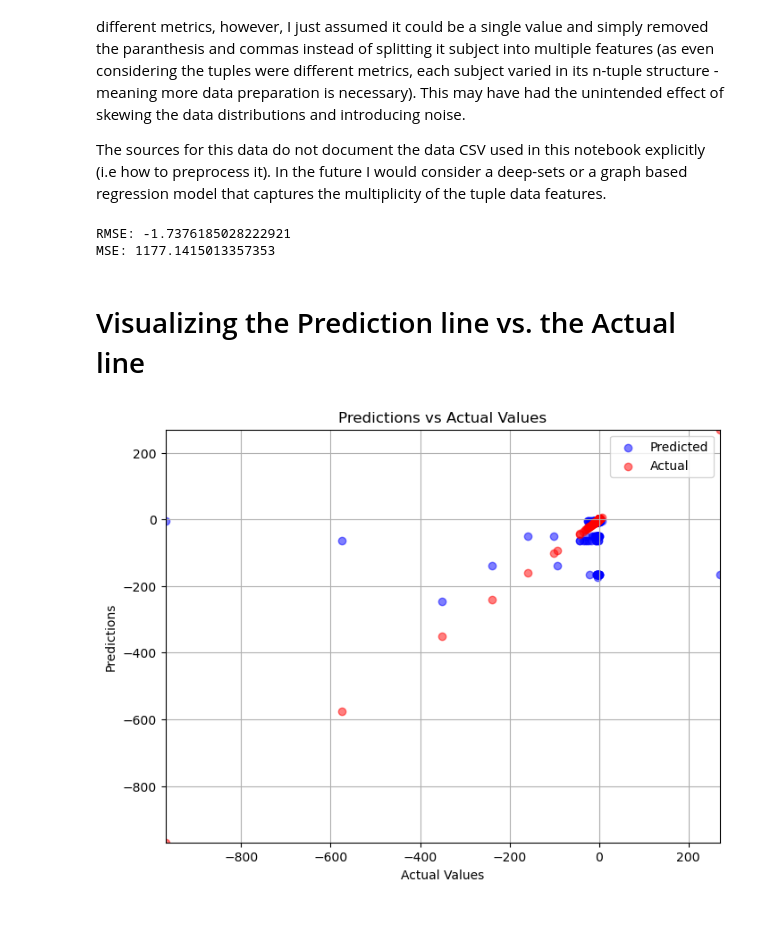
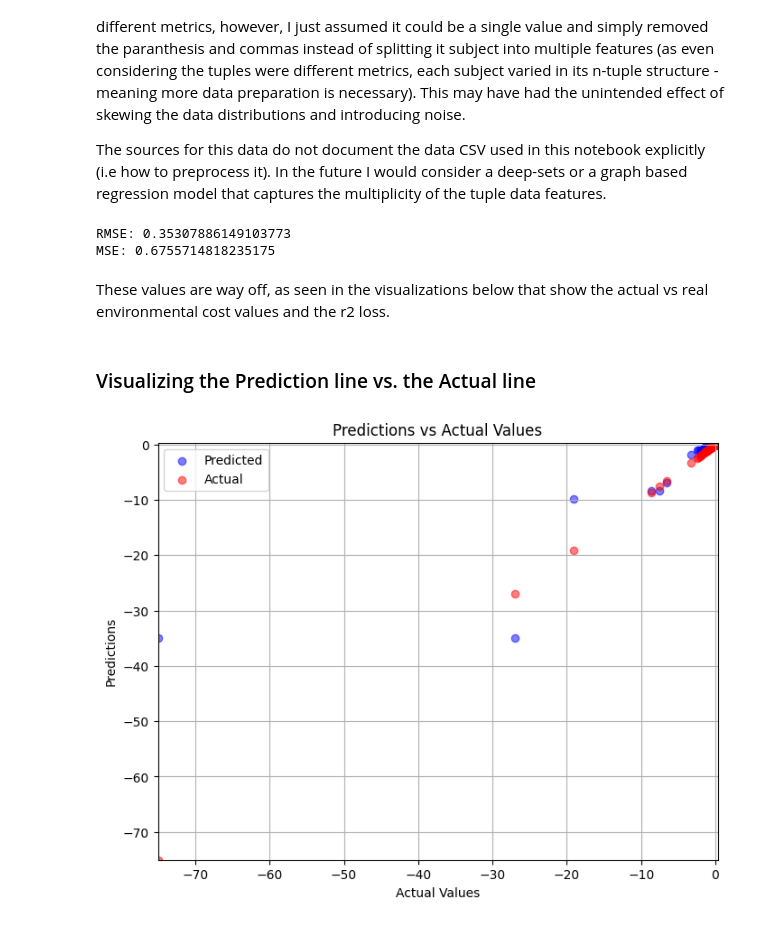
Before and after one commit to Bryan-Az/FastAI-Keras, a Jupyter notebook: Fast-AI/Tabular-Model/environment_embedding_regression.ipynb, the cells around one changed output. Drawn from its saved outputs; the diff is of its cells as text; code cells hidden in the pictures.

Commit message:
improved on fastai tabular model

```diff
--- a/Fast-AI/Tabular-Model/environment_embedding_regression.ipynb
+++ b/Fast-AI/Tabular-Model/environment_embedding_regression.ipynb
@@ -204,0 +258,6 @@ valid_xs.loc[:, ['predictions', 'target']]
+# %%
+regressor_model_env = AdaBoostRegressor()
+regressor_model_corp = AdaBoostRegressor()
+# %%
+regressor_model_env.fit(xs_env, y_env)
+regressor_model_corp.fit(xs_corp, y_corp)
@@ -204,0 +266,3 @@ valid_xs.loc[:, ['predictions', 'target']]
+# %%
+validation_predictions_env = regressor_model_env.predict(valid_xs_env)
+validation_predictions_corp = regressor_model_corp.predict(valid_xs_corp)
@@ -206,0 +305,3 @@ valid_xs.loc[:, ['predictions', 'target']]
+# %%
+valid_env_preds = pd.DataFrame({'target': valid_xs_env.target, 'preds':validation_predictions_env})
+valid_env_preds.head()
@@ -212,33 +322,35 @@ The model is showing a negative RMSE which should technically not be possible as
 The sources for this data do not document the data CSV used in this notebook explicitly (i.e how to preprocess it). In the future I would consider a deep-sets or a graph based regression model that captures the multiplicity of the tuple data features.
 # %%
 # Root mean squared error
-rmse_score = sklearn.metrics.(valid_xs.predictions, valid_xs.target)
-print("RMSE:", rmse_score)
+rmse_score_env = sklearn.metrics.r2_score(valid_env_preds.preds, valid_env_preds.target)
+print("RMSE:", rmse_score_env)
 
 # mean squared error
-mse_score = sklearn.metrics.mean_squared_error(valid_xs.predictions, valid_xs.target)
-print("MSE:", mse_score)
+mse_score_env = sklearn.metrics.mean_squared_error(valid_env_preds.preds, valid_env_preds.target)
+print("MSE:", mse_score_env)
 # %% [output]
-RMSE: -1.7376185028222921
-MSE: 1177.1415013357353
+RMSE: 0.35307886149103773
+MSE: 0.6755714818235175
+# %% [markdown]
+These values are way off, as seen in the visualizations below that show the actual vs real environmental cost values and the r2 loss.
 # %% [markdown]
-# Visualizing the Prediction line vs. the Actual line
+### Visualizing the Prediction line vs. the Actual line
 # %%
 # Plot predictions versus actual values
 plt.figure(figsize=(8, 6))
-plt.scatter(valid_xs['target'], valid_xs['predictions'], color='blue', alpha=0.5, label='Predicted')
-plt.scatter(valid_xs['target'], valid_xs['target'], color='red', alpha=0.5, label='Actual')  # Actual values in red
+plt.scatter(valid_env_preds.target, valid_env_preds.preds, color='blue', alpha=0.5, label='Predicted')
+plt.scatter(valid_env_preds.target, valid_env_preds.target, color='red', alpha=0.5, label='Actual')  # Actual values in red
 plt.title('Predictions vs Actual Values')
 plt.xlabel('Actual Values')
 plt.ylabel('Predictions')
 # Set the limits of x-axis and y-axis to correspond to the full data range
-xmin = min(np.min(valid_xs['target']), np.min(valid_xs['predictions']))
-xmax = max(np.max(valid_xs['target']), np.min( valid_xs['predictions']))
+xmin = min(np.min(valid_env_preds.target), np.min(valid_env_preds.preds))
+xmax = max(np.max(valid_env_preds.target), np.min(valid_env_preds.preds))
 plt.xlim(xmin, xmax)
 plt.ylim(xmin, xmax)
 
 plt.legend()
 plt.grid(True)
 plt.show()
 # %% [output]
-[figure, old version]
+[figure, new version]
```
Also changed, not shown: parts of 50 cells of this notebook, 2 other files.
